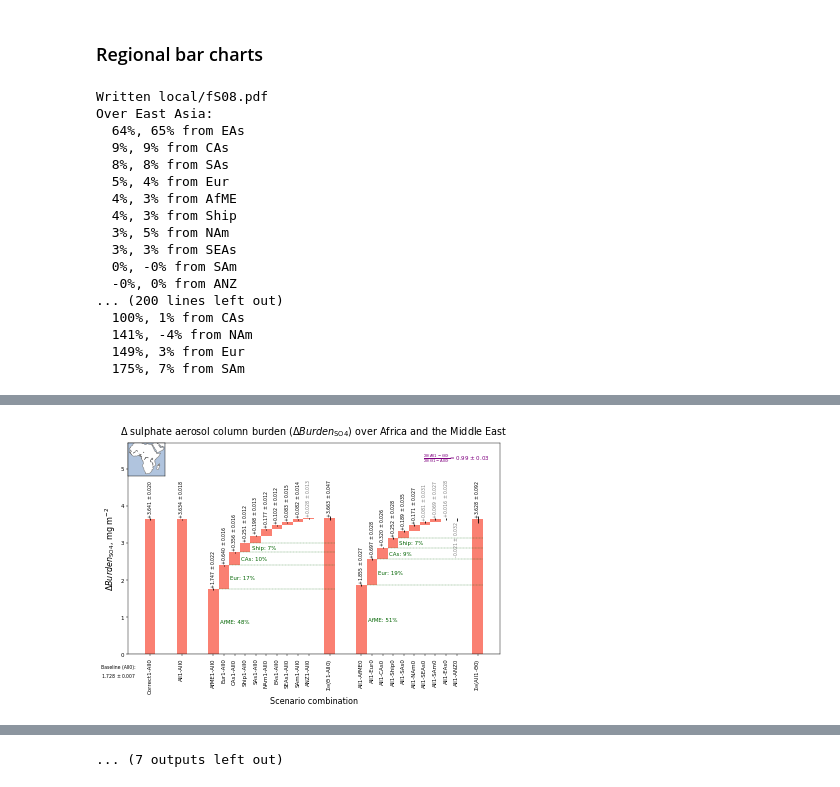
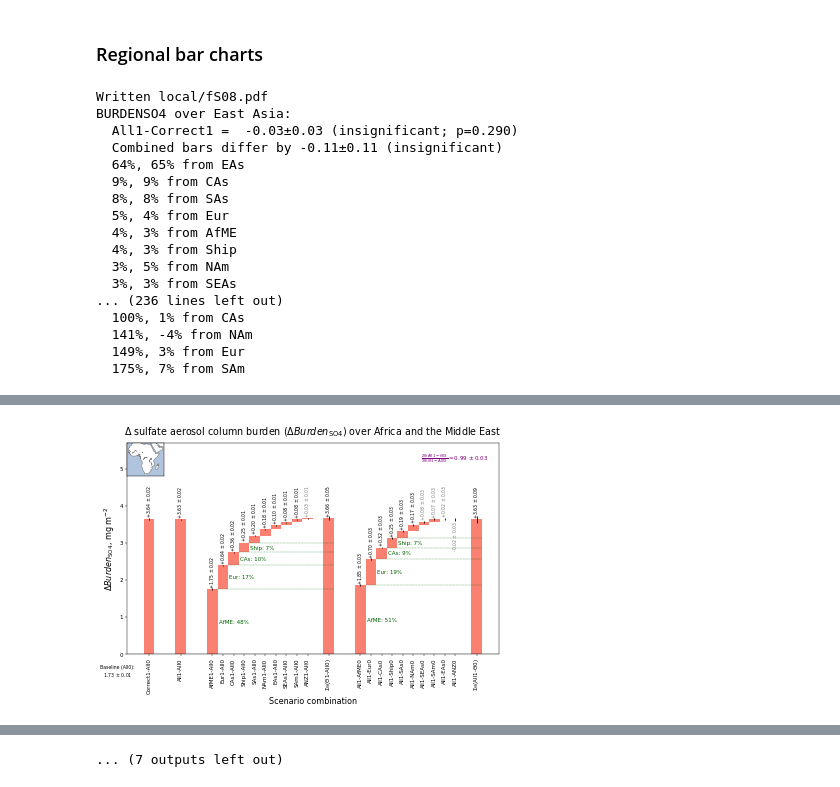
Before and after one commit to grandey/draft2017a-region-rfp, a Jupyter notebook: figures_draft2017a.ipynb, the cells around one changed output, grey strips where cells are left out. Drawn from its saved outputs; the diff is of its cells as text; code cells hidden in the pictures.

```diff
--- a/figures_draft2017a.ipynb
+++ b/figures_draft2017a.ipynb
@@ -230,8 +230,8 @@ diff_emissions_df.head()
 ## Emissions barcharts
 # %%
 # Function to produce staggered barcharts for a given emissions species
-def emissions_staggered_barcharts(species='S', title='Sulphur emissions',
-                                  ylabel=r'$\Delta$ global sulphur emissions, Tg(S) yr$^{-1}$',
+def emissions_staggered_barcharts(species='S', title='Sulfur emissions',
+                                  ylabel=r'$\Delta$ global sulfur emissions, Tg(S) yr$^{-1}$',
                                   text_format=r' {:+.1f}', baseline_text_format='{:.1f}',
                                   map_insert=True, ylim=None,
                                   n_contributors='auto',
@@ -878,8 +878,43 @@ def staggered_barcharts(variable='SWCF_d1', region='EAs',
     if file_prefix:
         fig.savefig('local/{}.pdf'.format(file_prefix), bbox_inches='tight', dpi=300)
         print('Written local/{}.pdf'.format(file_prefix))
+    # Additional information to print in notebook (but not on Figure)
+    print('{} over {}:'.format(variable, region_long_dict[region]))
+    # Print difference between Correct1 and All1
+    row1 = regional_df[(regional_df['variable'] == variable) &
+                       (regional_df['region'] == region) &
+                       (regional_df['scenario_name'] == 'Correct1')].T.squeeze()
+    row2 = regional_df[(regional_df['variable'] == variable) &
+                       (regional_df['region'] == region) &
+                       (regional_df['scenario_name'] == 'All1')].T.squeeze()
+    diff = row2['mean'] - row1['mean']
+    error = np.sqrt(row1['error']**2 + row2['error']**2)
+    p_value = stats.ttest_ind(row1['awms'], row2['awms'],
+                              equal_var=False)[1]  # Welch's t-test
+    if p_value <= 0.01:
+        print('  All1-Correct1 = ' +
+              '±'.join(text_format.split(' $\pm$ ')).format(diff, error) +
+              '(*SIGNIFICANT*; p={:.3f})'.format(p_value))
+    else:
+        print('  All1-Correct1 = ' +
+              '±'.join(text_format.split(' $\pm$ ')).format(diff, error) +
+              '(insignificant; p={:.3f})'.format(p_value))
+    # Print difference between combined bars
+    mean1 = bars_df.loc[r'$\Sigma_{\Theta}$($\Theta$1-All0)', 'mean_diff']
+    error1 = bars_df.loc[r'$\Sigma_{\Theta}$($\Theta$1-All0)', 'combined_error']
+    mean2 = bars_df.loc[r'$\Sigma_{\Theta}$(All1-$\Theta$0)', 'mean_diff']
+    error2 = bars_df.loc[r'$\Sigma_{\Theta}$(All1-$\Theta$0)', 'combined_error']
+    diff = mean2 - mean1
+    error = np.sqrt(error1**2 + error2**2)
+    if ((diff - 2.576*error) * (diff + 2.576*error)) > 0:  # 99%
+        print('  Combined bars differ by' +
+              '±'.join(text_format.split(' $\pm$ ')).format(diff, error) +
+              '(*significant*)')
+    else:
+        print('  Combined bars differ by' +
+              '±'.join(text_format.split(' $\pm$ ')).format(diff, error) +
+              '(insignificant)')
     # Print percentage contributions from all source regions
-    print('Over {}:'.format(region_long_dict[region]))
     for s in order1:
         source = s.split('-')[0][:-1]
         perc1 = (bars_df.loc[s, 'mean_diff'] /  # Theta1-All0 approach
@@ -1155,7 +1214,7 @@ Over globe:
 # %% [markdown]
 ### Regional bar charts
 # %%
-# Sulphate burdens and LW CRE for different regions - supp figures
+# Sulfate burdens and LW CRE for different regions - supp figures
 for region, ylims, in {'EAs': ([0, 7.7], [0, 3.3]),
                        'NAm': ([0, 4.5], [0, 1.55]),
                        'Eur': ([0, 7.7], [0, 2.3]),
@@ -1167,7 +1226,7 @@ for region, ylims, in {'EAs': ([0, 7.7], [0, 3.3]),
                        'ANZ': ([0, 1.3], [-0.5, 1.2])
                      }.items():
     staggered_barcharts(variable='BURDENSO4', region=region,
-                        text_format=r' {:+.3f} $\pm$ {:.3f} ',
+                        text_format=r' {:+.2f} $\pm$ {:.2f} ',
                         ylim=ylims[0],
                         n_contributors='auto',
                         file_prefix='fS{:02}'.format(supp_figure_counter))
@@ -1180,7 +1239,9 @@ for region, ylims, in {'EAs': ([0, 7.7], [0, 3.3]),
     supp_figure_counter += 1
 # %% [output]
 Written local/fS08.pdf
-Over East Asia:
+BURDENSO4 over East Asia:
+  All1-Correct1 =  -0.03±0.03 (insignificant; p=0.290)
+  Combined bars differ by -0.11±0.11 (insignificant)
   64%, 65% from EAs
   9%, 9% from CAs
   8%, 8% from SAs
@@ -1189,9 +1250,7 @@ Over East Asia:
   4%, 3% from Ship
   3%, 5% from NAm
   3%, 3% from SEAs
-  0%, -0% from SAm
-  -0%, 0% from ANZ
-... (200 lines left out)
+... (236 lines left out)
   100%, 1% from CAs
   141%, -4% from NAm
   149%, 3% from Eur
@@ -1204,3 +1263,3 @@ Over East Asia:
 [figure]
-[figure, old version]
+[figure, new version]
 [figure]
```
Also changed, not shown: parts of 21 cells of this notebook, 1 other file.
